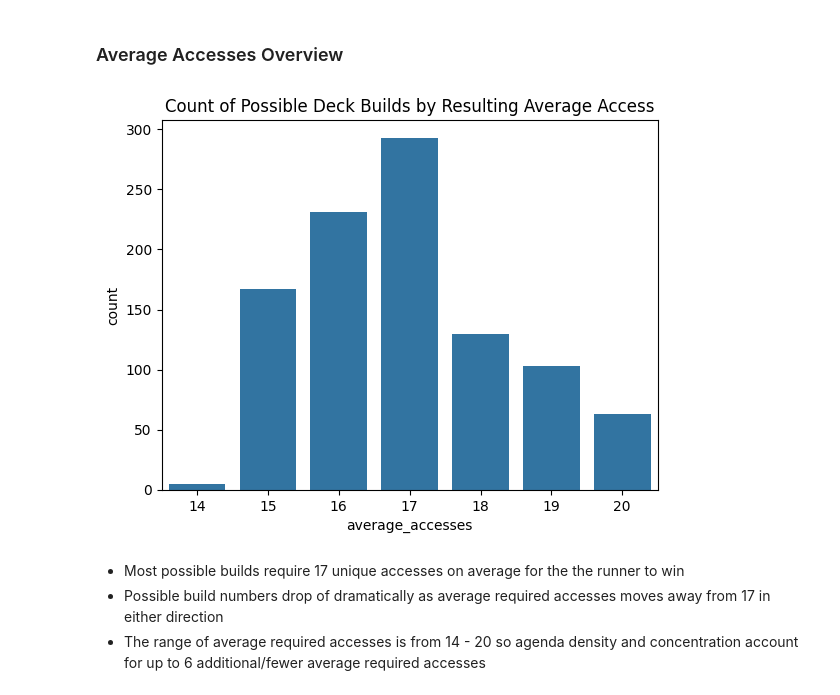
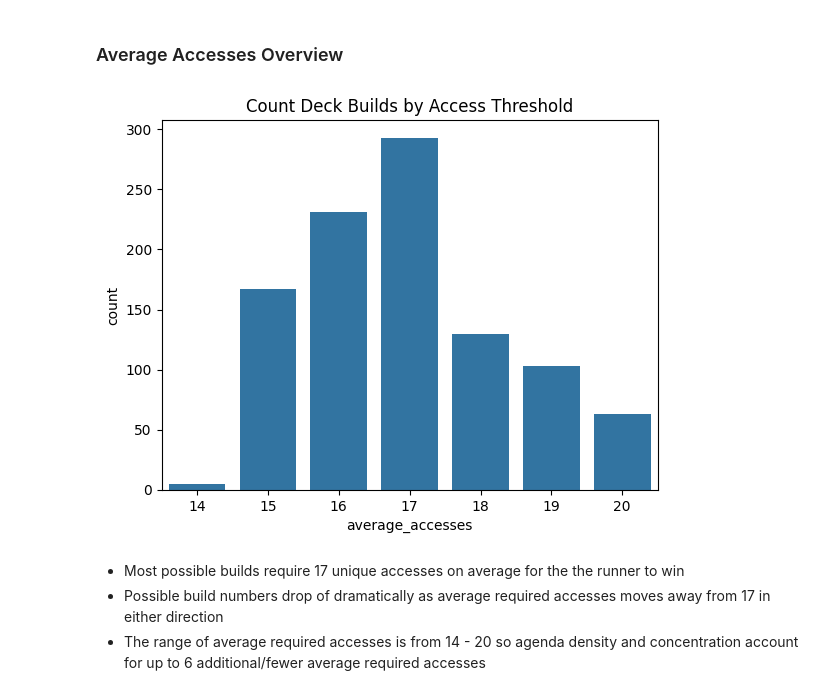
Before and after one commit to Johndsalas/Netrunner-Analysis, a Jupyter notebook: Netrunner_Agenda_Points_Analysis.ipynb, the cells around one changed output. Cells and saved outputs as stored; diff of their text form; code cells hidden in the pictures.

```diff
--- a/Netrunner_Agenda_Points_Analysis.ipynb
+++ b/Netrunner_Agenda_Points_Analysis.ipynb
@@ -154,9 +159,9 @@ df[df.calc_agenda_points != df.agenda_points]
 # %% [markdown]
 ### Average Accesses Overview
 # %%
-ax = sns.countplot(x='average_accesses',data=df).set_title('Count of Possible Deck Builds by Resulting Average Access')
+ax = sns.countplot(x='average_accesses',data=df).set_title('Count Deck Builds by Access Threshold')
 # %% [output]
-[figure, old version]
+[figure, new version]
 # %% [markdown]
 * Most possible builds require 17 unique accesses on average for the the runner to win
 * Possible build numbers drop of dramatically as average required accesses moves away from 17 in either direction
```
Also changed, not shown: parts of 30 cells of this notebook.
